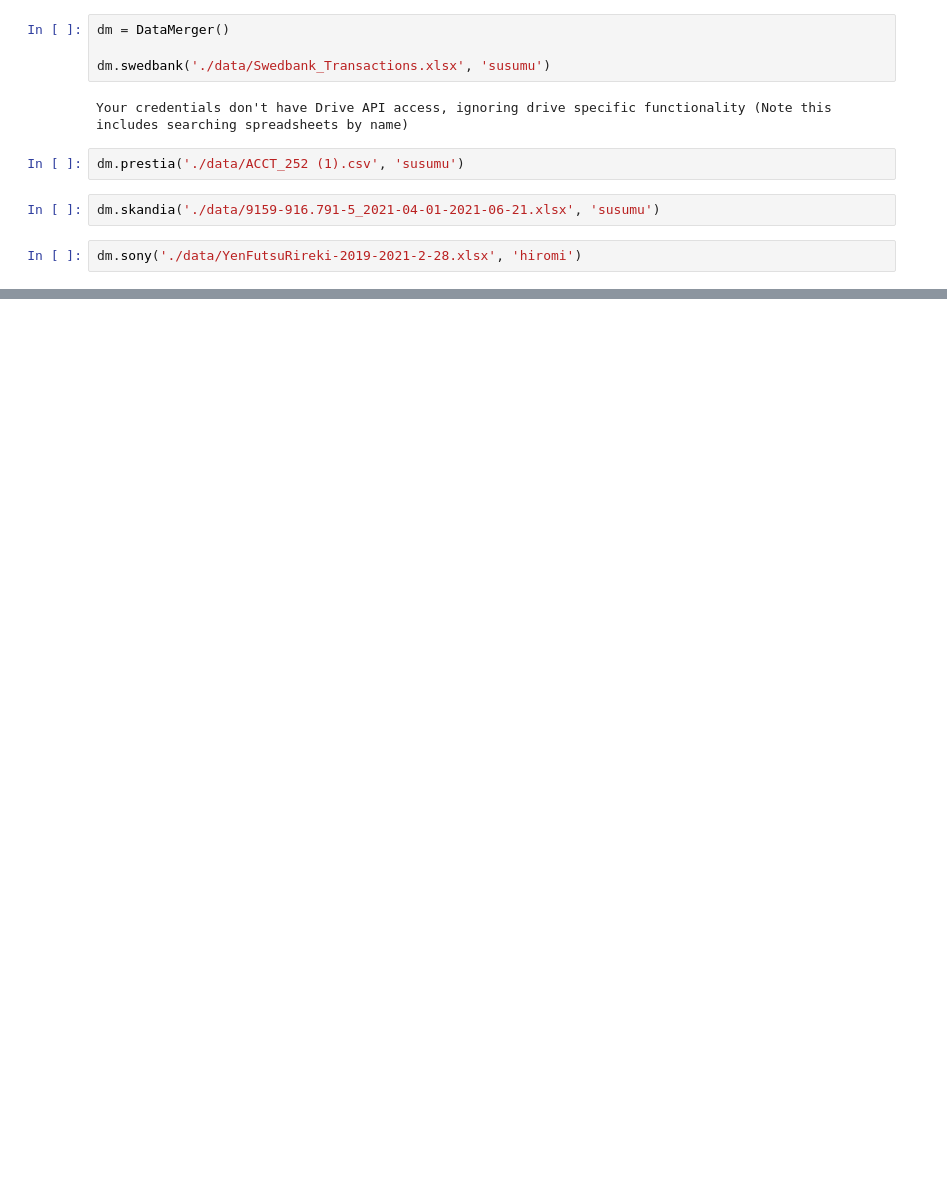
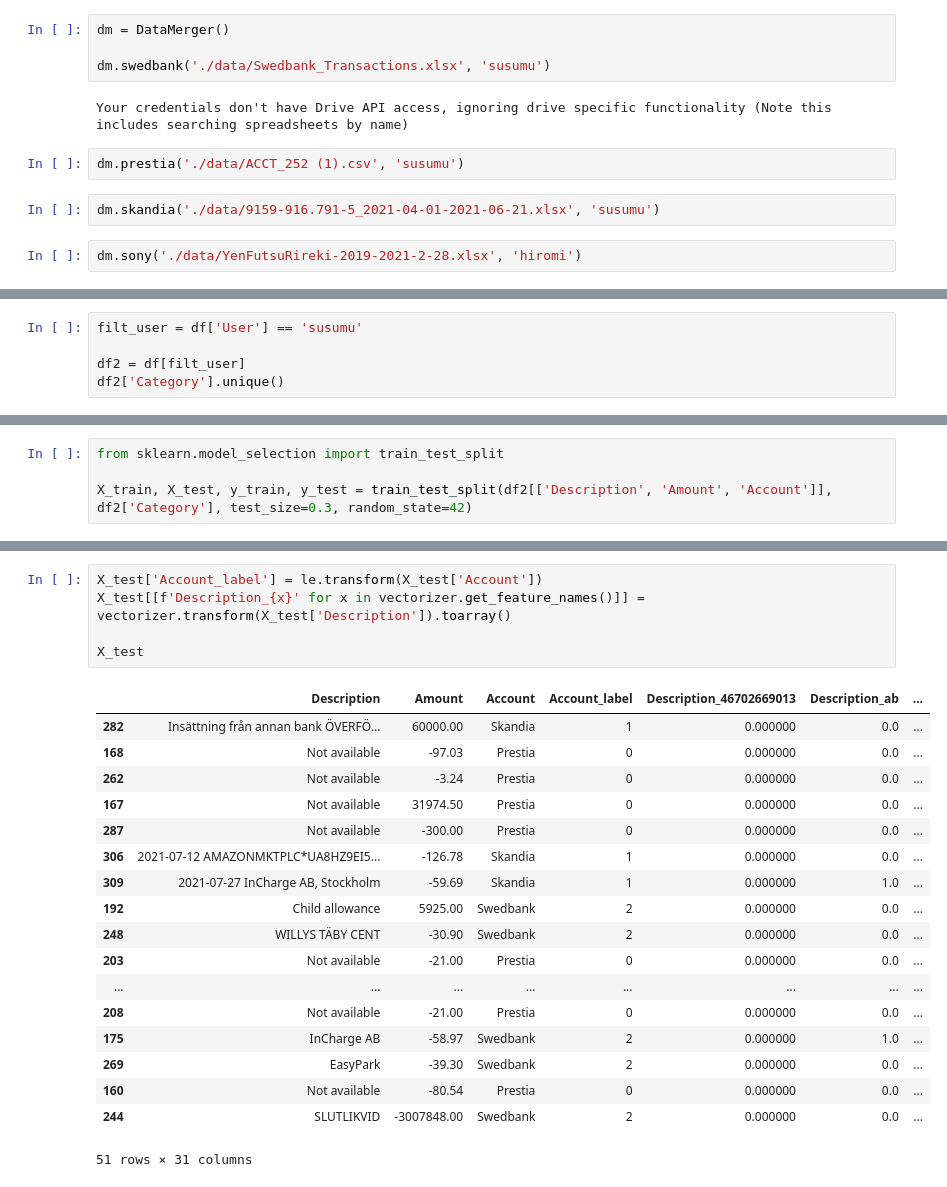
Before and after one commit to susumu2357/book, a Jupyter notebook: development.ipynb, the cells around one changed output, grey strips where cells are left out. Cells and saved outputs as stored; diff of their text form; blank space fills up the shorter version.

```diff
--- a/development.ipynb
+++ b/development.ipynb
@@ -194,0 +235,5 @@ dm.sony('./data/YenFutsuRireki-2019-2021-2-28.xlsx', 'hiromi')
+# %%
+filt_user = df['User'] == 'susumu'
+
+df2 = df[filt_user]
+df2['Category'].unique()
@@ -194,0 +243,4 @@ dm.sony('./data/YenFutsuRireki-2019-2021-2-28.xlsx', 'hiromi')
+# %%
+from sklearn.model_selection import train_test_split
+
+X_train, X_test, y_train, y_test = train_test_split(df2[['Description', 'Amount', 'Account']], df2['Category'], test_size=0.3, random_state=42)
@@ -194,0 +334,24 @@ dm.sony('./data/YenFutsuRireki-2019-2021-2-28.xlsx', 'hiromi')
+# %%
+X_test['Account_label'] = le.transform(X_test['Account'])
+X_test[[f'Description_{x}' for x in vectorizer.get_feature_names()]] = vectorizer.transform(X_test['Description']).toarray()
+
+X_test
+# %% [output]
+|  | Description | Amount | Account | Account_label | Description_46702669013 | Description_ab | ... |
+| 282 | Insättning från annan bank ÖVERFÖ... | 60000.00 | Skandia | 1 | 0.000000 | 0.0 | ... |
+| 168 | Not available | -97.03 | Prestia | 0 | 0.000000 | 0.0 | ... |
+| 262 | Not available | -3.24 | Prestia | 0 | 0.000000 | 0.0 | ... |
+| 167 | Not available | 31974.50 | Prestia | 0 | 0.000000 | 0.0 | ... |
+| 287 | Not available | -300.00 | Prestia | 0 | 0.000000 | 0.0 | ... |
+| 306 | 2021-07-12 AMAZONMKTPLC*UA8HZ9EI5... | -126.78 | Skandia | 1 | 0.000000 | 0.0 | ... |
+| 309 | 2021-07-27 InCharge AB, Stockholm | -59.69 | Skandia | 1 | 0.000000 | 1.0 | ... |
+| 192 | Child allowance | 5925.00 | Swedbank | 2 | 0.000000 | 0.0 | ... |
+| 248 | WILLYS TÄBY CENT | -30.90 | Swedbank | 2 | 0.000000 | 0.0 | ... |
+| 203 | Not available | -21.00 | Prestia | 0 | 0.000000 | 0.0 | ... |
+| ... | ... | ... | ... | ... | ... | ... | ... |
+| 208 | Not available | -21.00 | Prestia | 0 | 0.000000 | 0.0 | ... |
+| 175 | InCharge AB | -58.97 | Swedbank | 2 | 0.000000 | 1.0 | ... |
+| 269 | EasyPark | -39.30 | Swedbank | 2 | 0.000000 | 0.0 | ... |
+| 160 | Not available | -80.54 | Prestia | 0 | 0.000000 | 0.0 | ... |
+| 244 | SLUTLIKVID | -3007848.00 | Swedbank | 2 | 0.000000 | 0.0 | ... |
+51 rows × 31 columns
```
Also changed, not shown: parts of 21 cells of this notebook, 3 other files.
